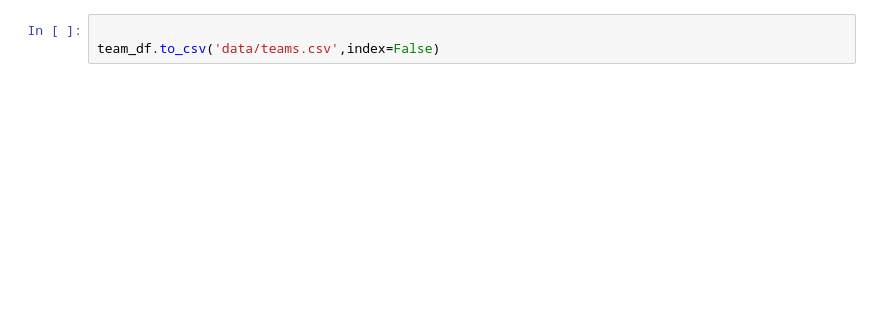
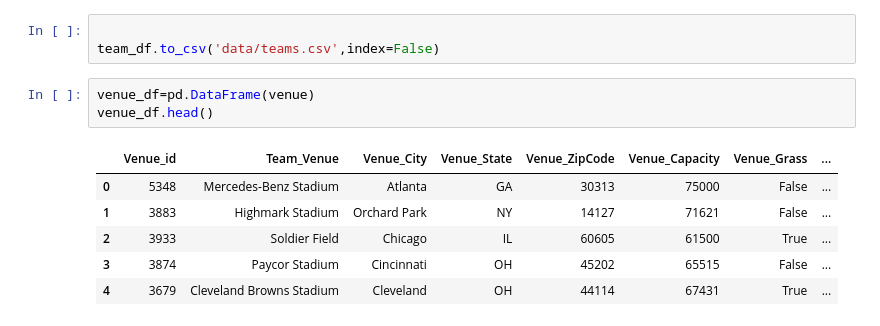
Before and after one commit to gusmendesbh/project3-group1, a Jupyter notebook: project3_teams.ipynb, the cells around one changed output. Drawn from its saved outputs; the diff is of its cells as text; blank space fills up the shorter version.

```diff
--- a/project3_teams.ipynb
+++ b/project3_teams.ipynb
@@ -57,3 +71,13 @@ team_df.head()
 # %%
 
 team_df.to_csv('data/teams.csv',index=False)
+# %%
+venue_df=pd.DataFrame(venue)
+venue_df.head()
+# %% [output]
+|  | Venue_id | Team_Venue | Venue_City | Venue_State | Venue_ZipCode | Venue_Capacity | Venue_Grass | ... |
+| 0 | 5348 | Mercedes-Benz Stadium | Atlanta | GA | 30313 | 75000 | False | ... |
+| 1 | 3883 | Highmark Stadium | Orchard Park | NY | 14127 | 71621 | False | ... |
+| 2 | 3933 | Soldier Field | Chicago | IL | 60605 | 61500 | True | ... |
+| 3 | 3874 | Paycor Stadium | Cincinnati | OH | 45202 | 65515 | False | ... |
+| 4 | 3679 | Cleveland Browns Stadium | Cleveland | OH | 44114 | 67431 | True | ... |
```
Also changed, not shown: parts of 7 cells of this notebook, 1 other file.
